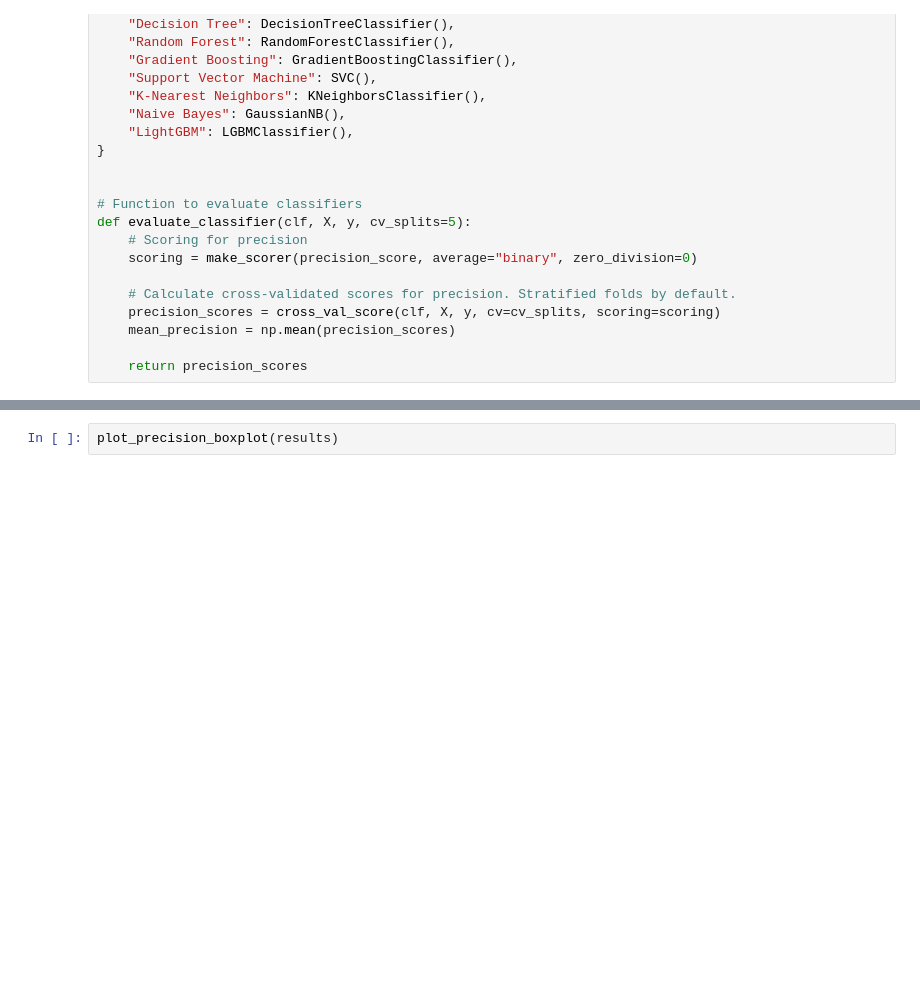
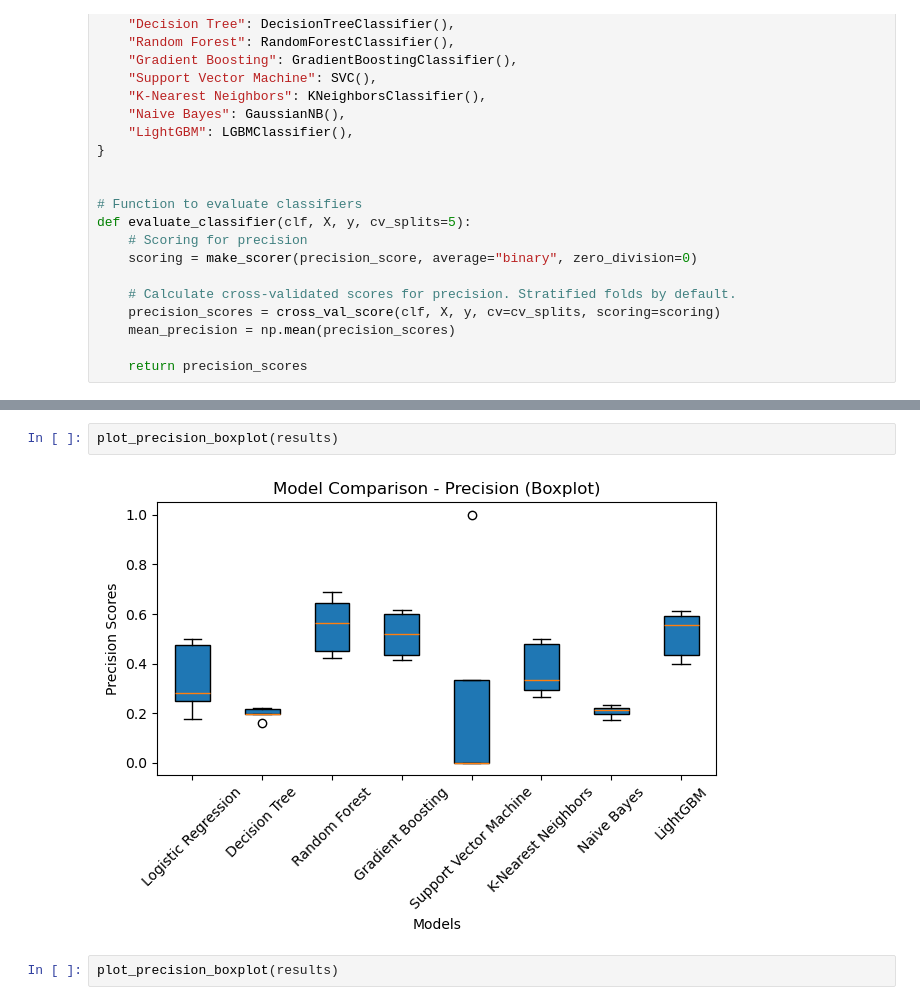
Before and after one commit to MatheusVazManzke/steam-analysis, a Jupyter notebook: notebooks/modeling/2.2-mvm-classification-models.ipynb, the cells around one changed output, grey strips where cells are left out. Saved outputs shown, nothing was run; the diff lists cells and outputs as text; blank space fills up the shorter version.

```diff
--- a/notebooks/modeling/2.2-mvm-classification-models.ipynb
+++ b/notebooks/modeling/2.2-mvm-classification-models.ipynb
@@ -160,6 +161,10 @@ And if memory is not enough, you can set `force_col_wise=true`.
 [LightGBM] [Info] Number of data points in the train set: 20902, number of used features: 12
 [LightGBM] [Info] [binary:BoostFromScore]: pavg=0.036647 -> initscore=-3.269082
 [LightGBM] [Info] Start training from score -3.269082
+# %%
+plot_precision_boxplot(results)
+# %% [output]
+[figure, added]
 # %%
 plot_precision_boxplot(results)
 # %% [output]
```
Also changed, not shown: parts of 6 cells of this notebook, 5 other files.
